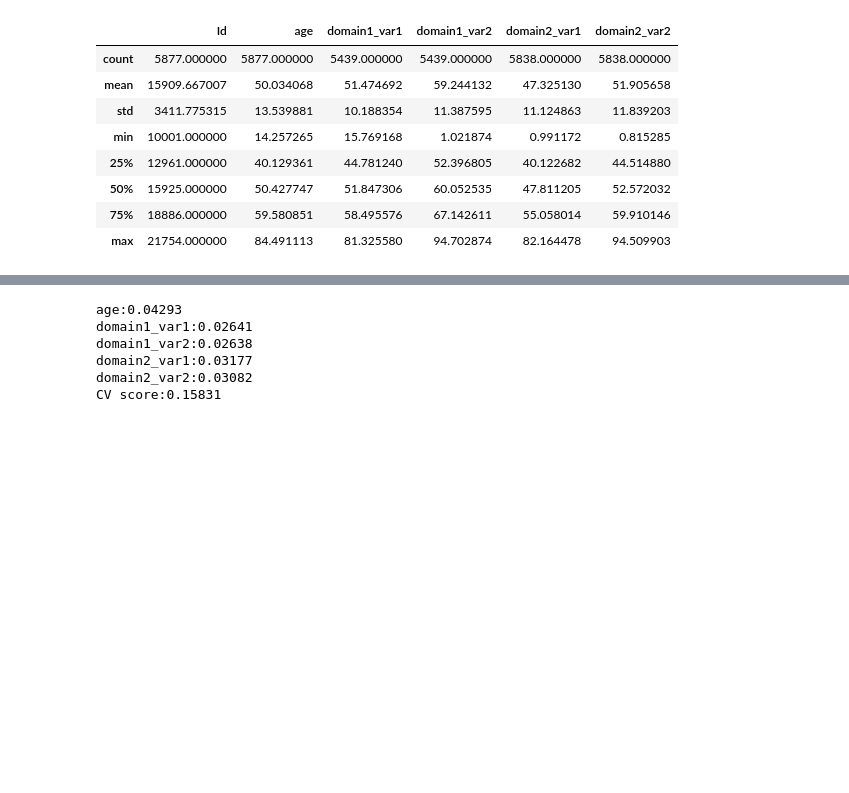
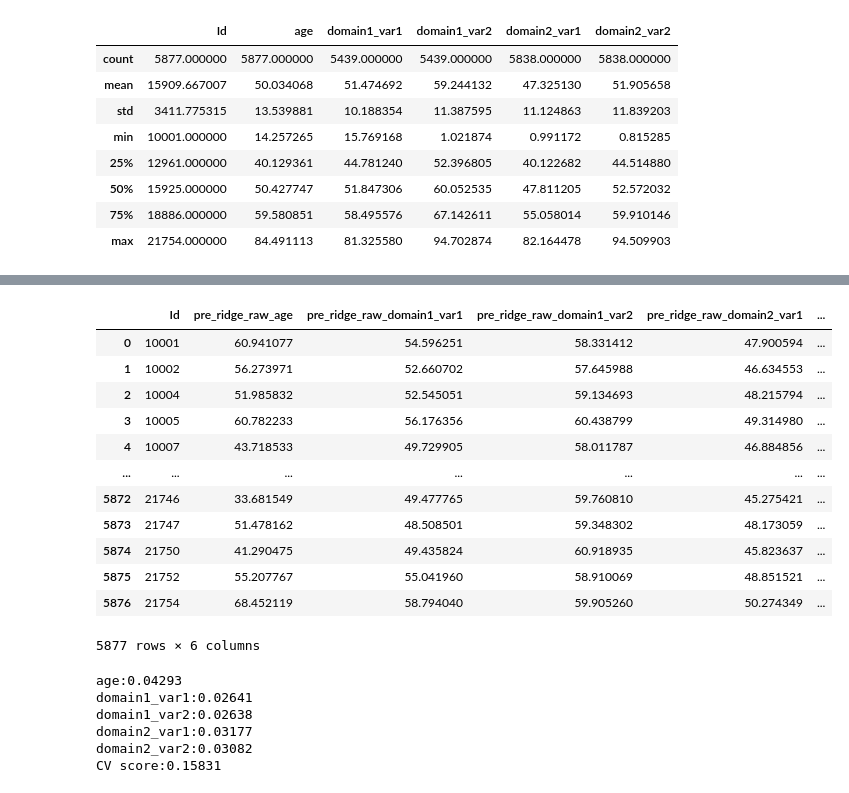
Before and after one commit to ibkuroyagi/trends-images, a Jupyter notebook: working/test_check.ipynb, the cells around one changed output, grey strips where cells are left out. Saved outputs shown, nothing was run; the diff lists cells and outputs as text; code cells hidden in the pictures; blank space fills up the shorter version.

```diff
--- a/working/test_check.ipynb
+++ b/working/test_check.ipynb
@@ -77,3 +80,19 @@ ridge_results/pred_domain2_var2_No3_CV.csv
+# %%
+val_df
+# %% [output]
+|  | Id | pre_ridge_raw_age | pre_ridge_raw_domain1_var1 | pre_ridge_raw_domain1_var2 | pre_ridge_raw_domain2_var1 | ... |
+| 0 | 10001 | 60.941077 | 54.596251 | 58.331412 | 47.900594 | ... |
+| 1 | 10002 | 56.273971 | 52.660702 | 57.645988 | 46.634553 | ... |
+| 2 | 10004 | 51.985832 | 52.545051 | 59.134693 | 48.215794 | ... |
+| 3 | 10005 | 60.782233 | 56.176356 | 60.438799 | 49.314980 | ... |
+| 4 | 10007 | 43.718533 | 49.729905 | 58.011787 | 46.884856 | ... |
+| ... | ... | ... | ... | ... | ... | ... |
+| 5872 | 21746 | 33.681549 | 49.477765 | 59.760810 | 45.275421 | ... |
+| 5873 | 21747 | 51.478162 | 48.508501 | 59.348302 | 48.173059 | ... |
+| 5874 | 21750 | 41.290475 | 49.435824 | 60.918935 | 45.823637 | ... |
+| 5875 | 21752 | 55.207767 | 55.041960 | 58.910069 | 48.851521 | ... |
+| 5876 | 21754 | 68.452119 | 58.794040 | 59.905260 | 50.274349 | ... |
+5877 rows × 6 columns
 # %%
 # train_std = df[config.target].std()
 # train_mean = df[config.target].mean()
```
Also changed, not shown: parts of 5 cells of this notebook, 4 other files.
